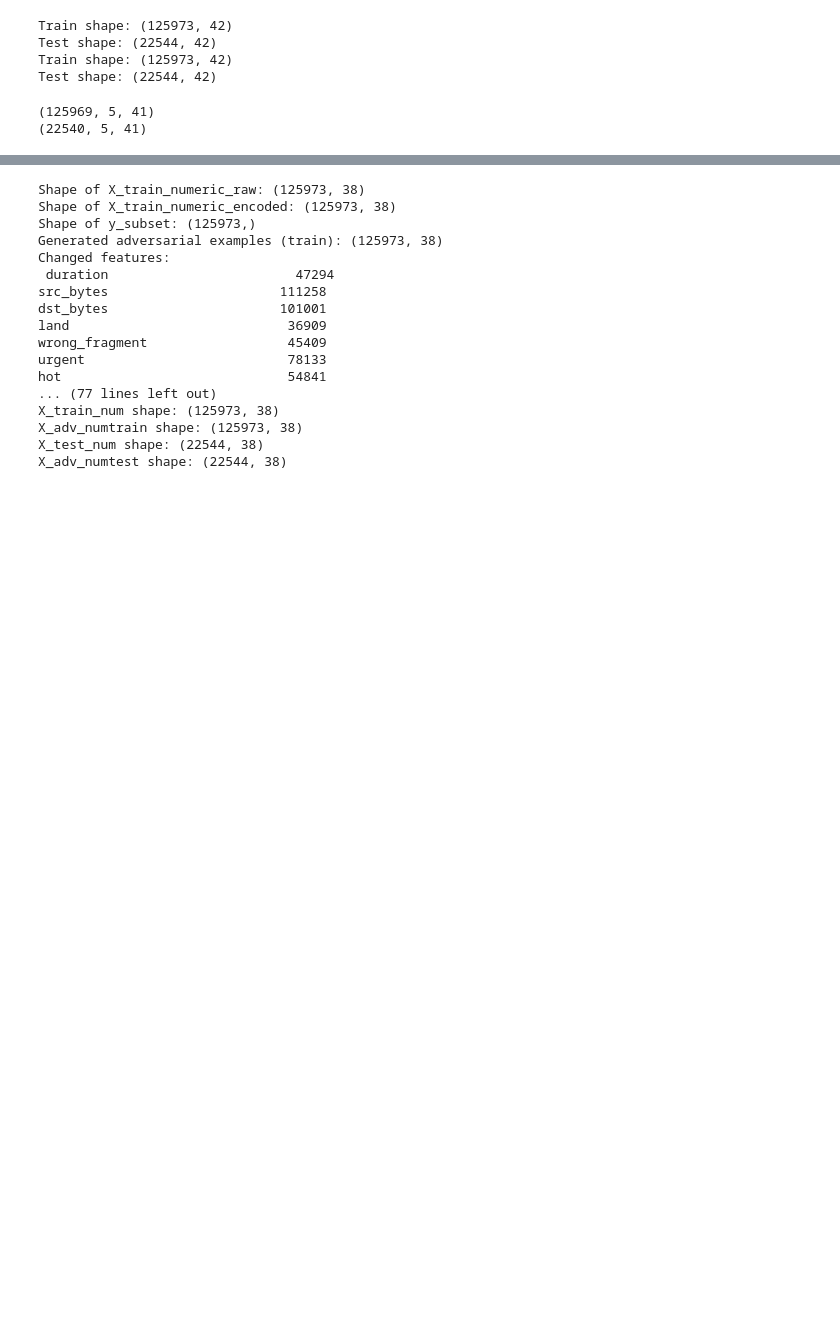
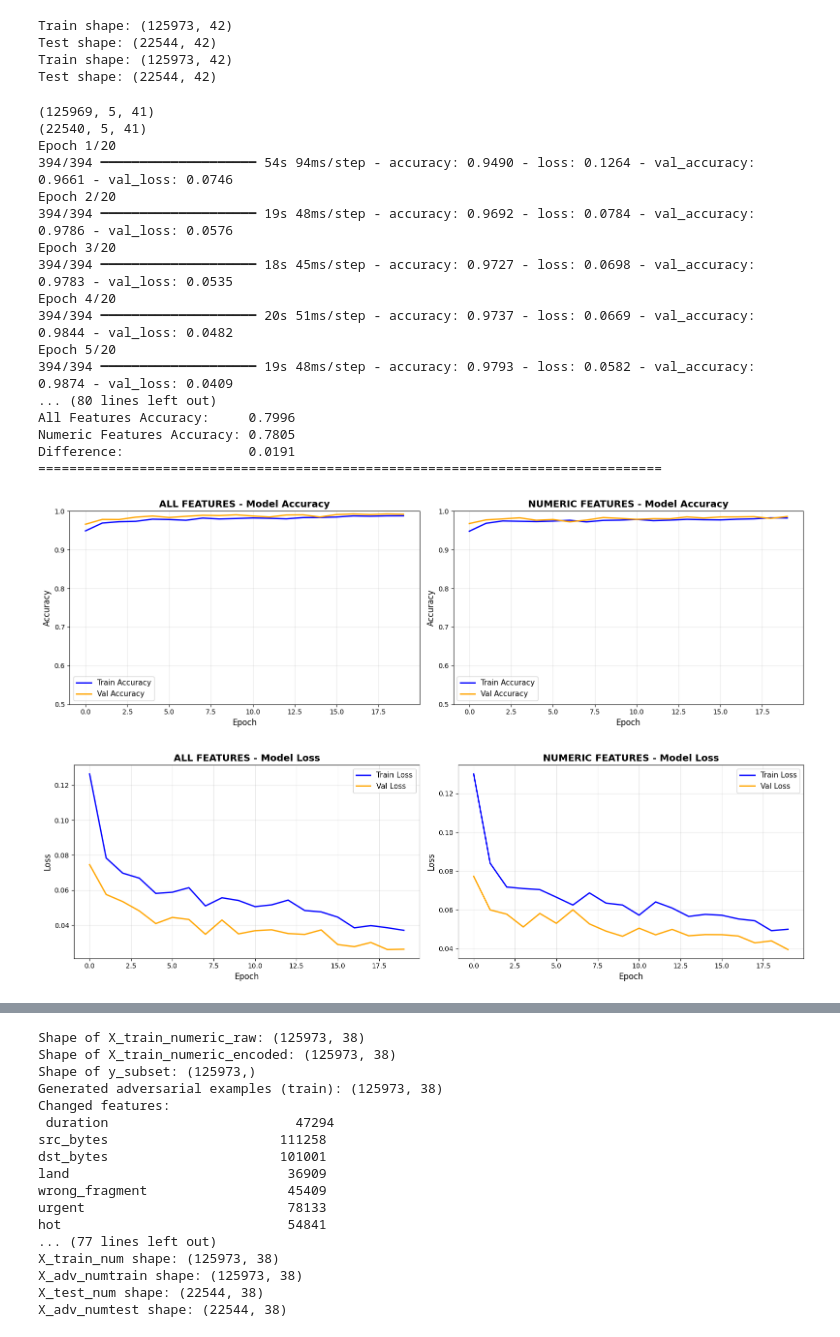
Before and after one commit to taasmaaawad-ops/manada-files, a Jupyter notebook: manda_nslkdd-lstm.ipynb, the cells around one changed output, grey strips where cells are left out. Drawn from its saved outputs; the diff is of its cells as text; code cells hidden in the pictures; blank space fills up the shorter version.

```diff
--- a/manda_nslkdd-lstm.ipynb
+++ b/manda_nslkdd-lstm.ipynb
@@ -953,7 +954,7 @@ for bar, acc in zip(bars, accuracies):
     )
 
 ax.set_ylabel('Test Accuracy', fontsize=13, fontweight='bold')
-ax.set_title('Test Accuracy Comparison', fontsize=15, fontweight='bold')
+ax.set_title('Test Accuracy Comparison-LSTM', fontsize=15, fontweight='bold')
 ax.set_ylim([0, 1.0])
 ax.grid(True, axis='y', alpha=0.3)
 
@@ -987,30 +988,47 @@ summary_data = {
         len(history_numeric.history['accuracy']),
         f"{max(history_numeric.history['val_accuracy']):.4f}",
         f"{min(history_numeric.history['val_loss']):.4f}",
         f"{accuracy_numeric:.4f}",
         f"{gap_numeric:.4f}",
         ids_numeric_features.count_params()
     ]
 }
 
 import pandas as pd
 summary_df = pd.DataFrame(summary_data)
 print(summary_df.to_string(index=False))
 print("="*80)
 
 # ===== Save Models =====
 
 print("\n" + "="*60)
 print("SAVING MODELS:")
 print("="*60)
 
 ids_all_features.save('improved_lstm_all_features.h5')
 print("✅ Saved: improved_lstm_all_features.h5")
 
 ids_numeric_features.save('improved_lstm_numeric_features.h5')
 print("✅ Saved: improved_lstm_numeric_features.h5")
 
 print("="*60)
 # %% [output]
 (125969, 5, 41)
 (22540, 5, 41)
+Epoch 1/20
+394/394 ━━━━━━━━━━━━━━━━━━━━ 54s 94ms/step - accuracy: 0.9490 - loss: 0.1264 - val_accuracy: 0.9661 - val_loss: 0.0746
+Epoch 2/20
+394/394 ━━━━━━━━━━━━━━━━━━━━ 19s 48ms/step - accuracy: 0.9692 - loss: 0.0784 - val_accuracy: 0.9786 - val_loss: 0.0576
+Epoch 3/20
+394/394 ━━━━━━━━━━━━━━━━━━━━ 18s 45ms/step - accuracy: 0.9727 - loss: 0.0698 - val_accuracy: 0.9783 - val_loss: 0.0535
+Epoch 4/20
+394/394 ━━━━━━━━━━━━━━━━━━━━ 20s 51ms/step - accuracy: 0.9737 - loss: 0.0669 - val_accuracy: 0.9844 - val_loss: 0.0482
+Epoch 5/20
+394/394 ━━━━━━━━━━━━━━━━━━━━ 19s 48ms/step - accuracy: 0.9793 - loss: 0.0582 - val_accuracy: 0.9874 - val_loss: 0.0409
+... (80 lines left out)
+All Features Accuracy:     0.7996
+Numeric Features Accuracy: 0.7805
+Difference:                0.0191
+================================================================================
+[figure, added]
+[figure, added]
```
Also changed, not shown: parts of 4 cells of this notebook.
